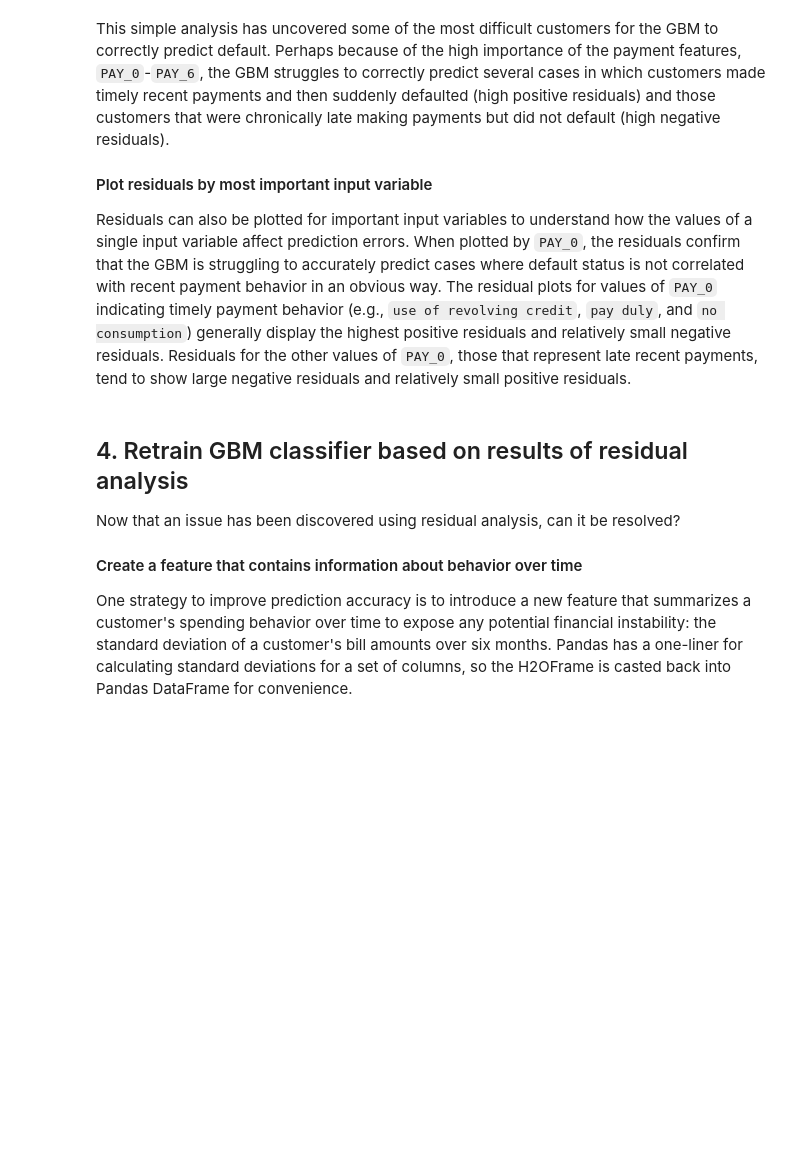
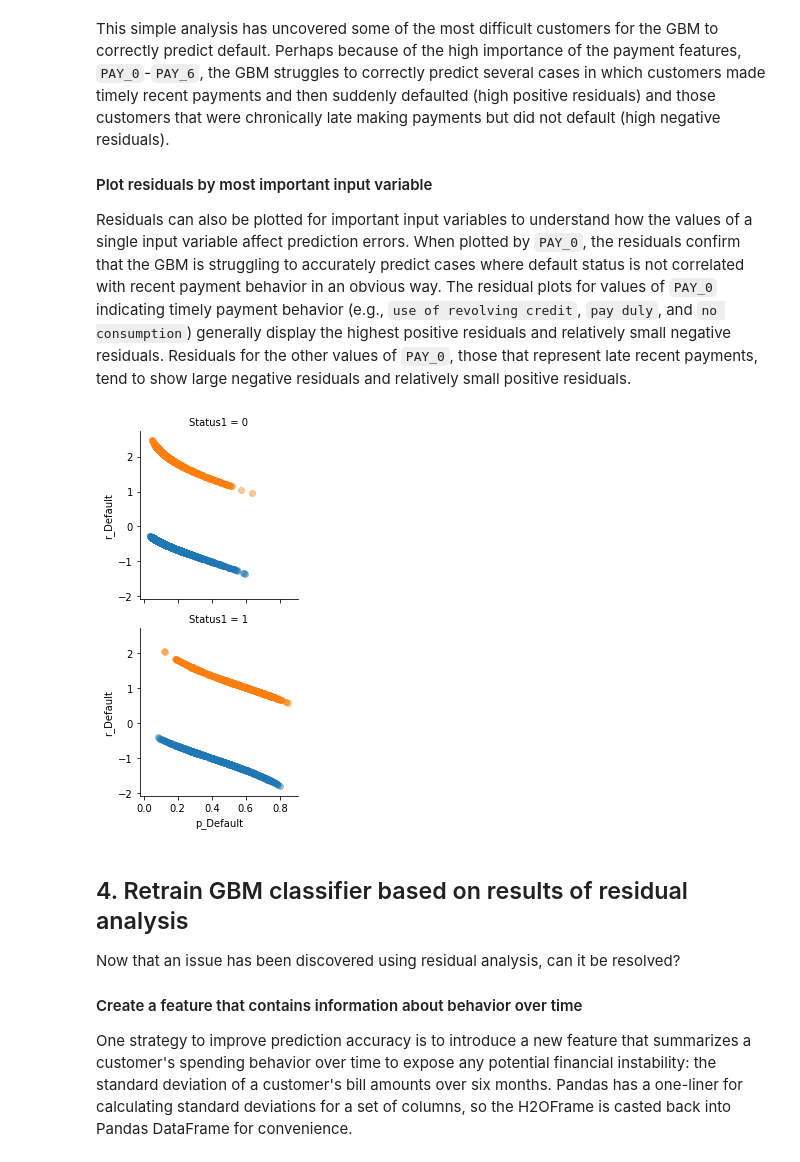
Before and after one commit to davidwhiting/aquarium_h2o3_sw, a Jupyter notebook: contents/develop/my_mli/resid_sens_analysis.ipynb, the cells around one changed output. Cells and saved outputs as stored; diff of their text form; code cells hidden in the pictures; blank space fills up the shorter version.

```diff
--- a/contents/develop/my_mli/resid_sens_analysis.ipynb
+++ b/contents/develop/my_mli/resid_sens_analysis.ipynb
@@ -232,5 +316,5 @@ _ = ax_.legend(loc=1) # legend
 #### Sort data by residuals and display data and residuals
 Printing a table with model inputs, actual target values, and model predictions sorted by residuals is another simple way to analyze residuals. Customers that defaulted, but were predicted not to, are listed at the top of the table below. Scroll to the bottom of the table to see the customers who were predicted to default, but then did not. Also notice the jumps in residual values. These are the potential outliers pictured in the residual plot above.
 # %%
-test_yhat = test_yhat.sort_values(by='r_DEFAULT_NEXT_MONTH', ascending=False).reset_index(drop=True)
+test_yhat = test_yhat.sort_values(by='r_Default', ascending=False).reset_index(drop=True)
 test_yhat
@@ -241,8 +339,10 @@ This simple analysis has uncovered some of the most difficult customers for the
 Residuals can also be plotted for important input variables to understand how the values of a single input variable affect prediction errors. When plotted by `PAY_0`, the residuals confirm that the GBM is struggling to accurately predict cases where default status is not correlated with recent payment behavior in an obvious way. The residual plots for values of `PAY_0` indicating timely payment behavior (e.g., `use of revolving credit`, `pay duly`, and `no consumption`) generally display the highest positive residuals and relatively small negative residuals. Residuals for the other values of `PAY_0`, those that represent late recent payments, tend to show large negative residuals and relatively small positive residuals.
 # %%
 # use Seaborn FacetGrid for convenience
-g = sns.FacetGrid(test_yhat, row='PAY_0', hue=y)
-_ = g.map(plt.scatter, yhat, 'r_DEFAULT_NEXT_MONTH', alpha=0.4)
+g = sns.FacetGrid(test_yhat, row='Status1', hue=y)
+_ = g.map(plt.scatter, yhat, 'r_Default', alpha=0.4)
+# %% [output]
+[figure, added]
 # %% [markdown]
 ## 4. Retrain GBM classifier based on results of residual analysis
 Now that an issue has been discovered using residual analysis, can it be resolved?
```
Also changed, not shown: parts of 40 cells of this notebook.
